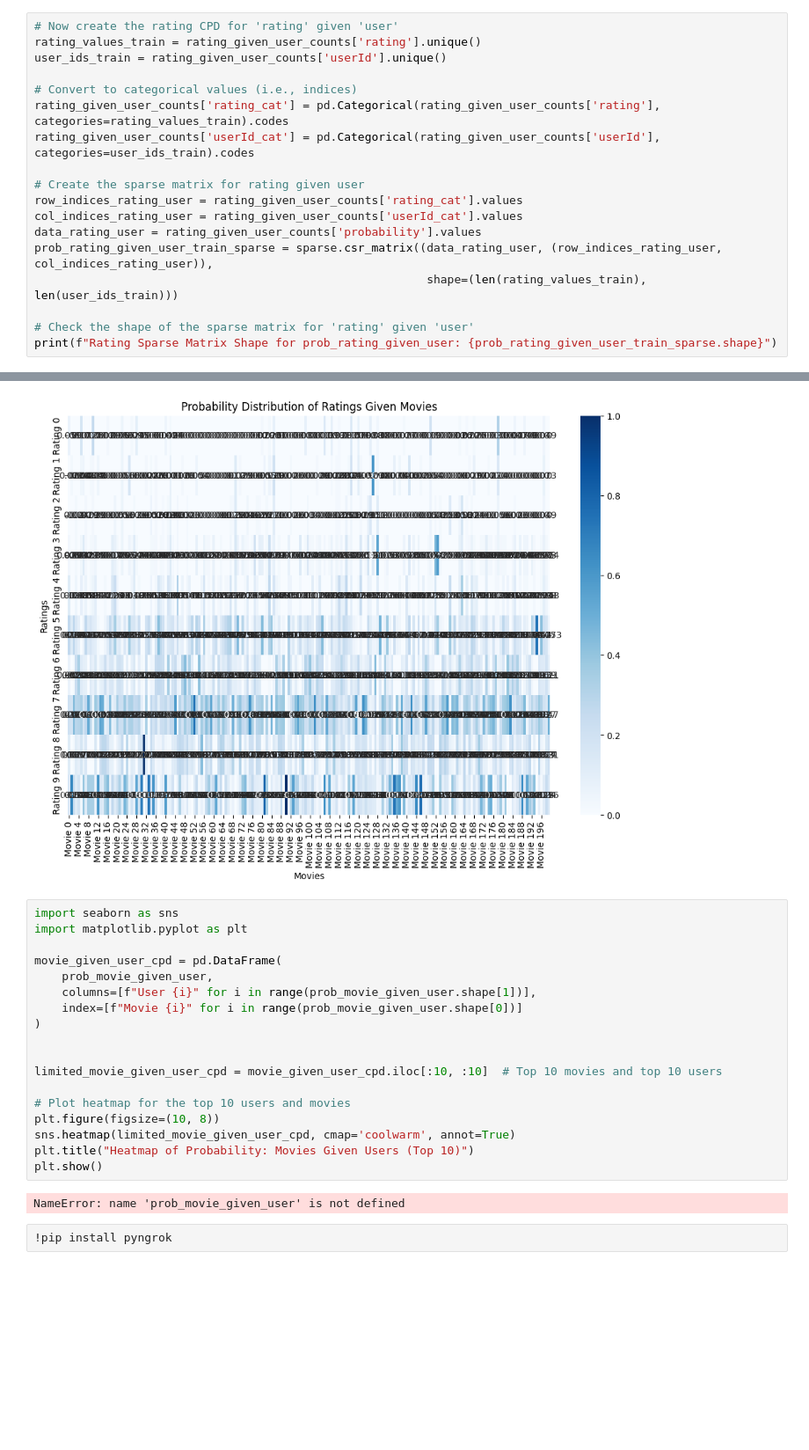
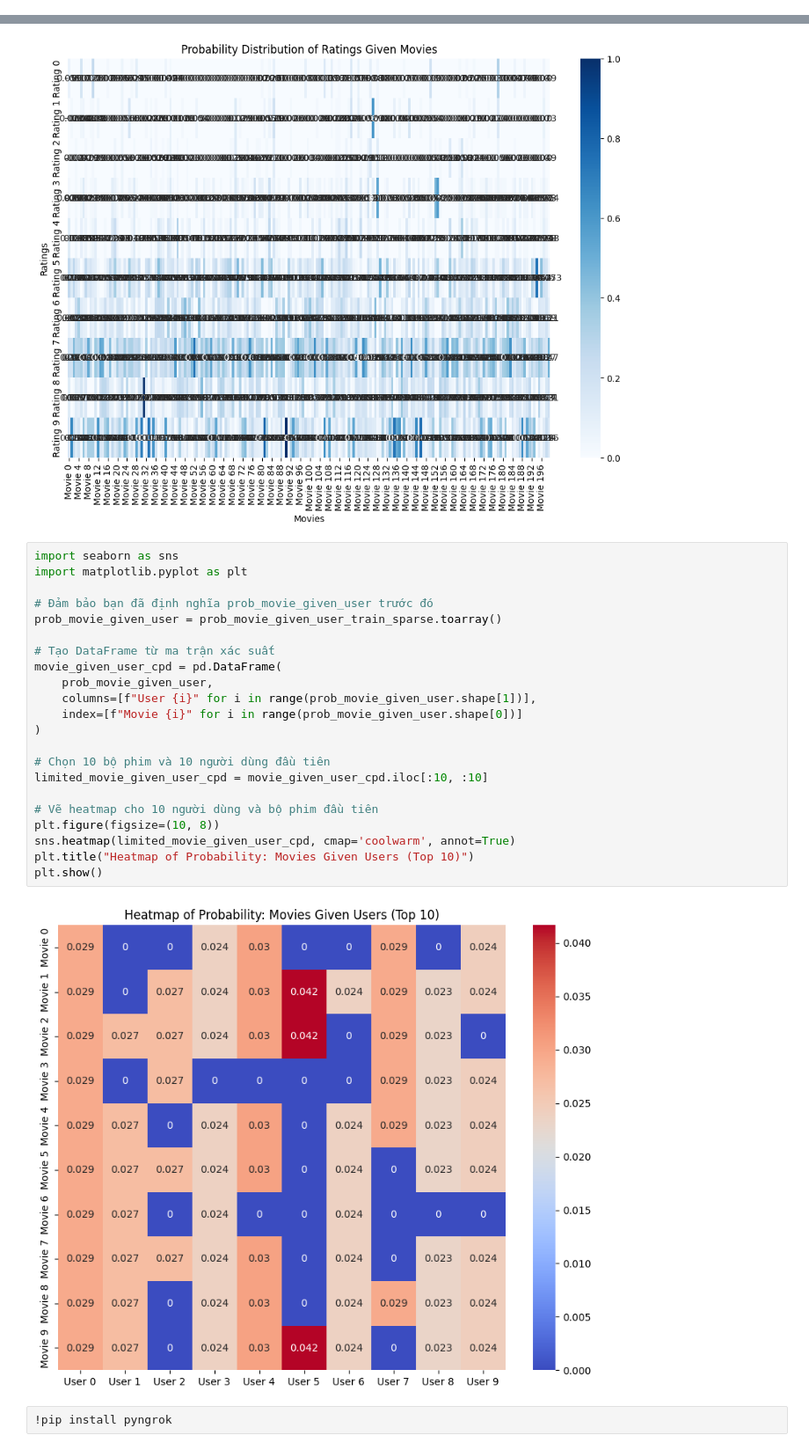
Before and after one commit to ngothuyyennhi/IS254_DecisionMakingSystem, a Jupyter notebook: new_variableEliminate.ipynb, the cells around one changed output, grey strips where cells are left out. Shown at 88% size. Saved outputs shown, nothing was run; the diff lists cells and outputs as text; blank space fills up the shorter version.

```diff
--- a/new_variableEliminate.ipynb
+++ b/new_variableEliminate.ipynb
@@ -179,21 +179,3 @@ Rating Given User Counts in Training Set (first 5 rows):
 2       0     2.5      4           34     0.117647
 3       0     3.0      9           34     0.264706
 4       0     3.5      2           34     0.058824
-# %%
-# Now create the rating CPD for 'rating' given 'user'
-rating_values_train = rating_given_user_counts['rating'].unique()
-user_ids_train = rating_given_user_counts['userId'].unique()
-
-# Convert to categorical values (i.e., indices)
-rating_given_user_counts['rating_cat'] = pd.Categorical(rating_given_user_counts['rating'], categories=rating_values_train).codes
-rating_given_user_counts['userId_cat'] = pd.Categorical(rating_given_user_counts['userId'], categories=user_ids_train).codes
-
-# Create the sparse matrix for rating given user
-row_indices_rating_user = rating_given_user_counts['rating_cat'].values
-col_indices_rating_user = rating_given_user_counts['userId_cat'].values
-data_rating_user = rating_given_user_counts['probability'].values
-prob_rating_given_user_train_sparse = sparse.csr_matrix((data_rating_user, (row_indices_rating_user, col_indices_rating_user)),
-                                                         shape=(len(rating_values_train), len(user_ids_train)))
-
-# Check the shape of the sparse matrix for 'rating' given 'user'
-print(f"Rating Sparse Matrix Shape for prob_rating_given_user: {prob_rating_given_user_train_sparse.shape}")
@@ -374,23 +421,27 @@ plt.show()
 # %%
 import seaborn as sns
 import matplotlib.pyplot as plt
 
+# Đảm bảo bạn đã định nghĩa prob_movie_given_user trước đó
+prob_movie_given_user = prob_movie_given_user_train_sparse.toarray()
+
+# Tạo DataFrame từ ma trận xác suất
 movie_given_user_cpd = pd.DataFrame(
     prob_movie_given_user,
     columns=[f"User {i}" for i in range(prob_movie_given_user.shape[1])],
     index=[f"Movie {i}" for i in range(prob_movie_given_user.shape[0])]
 )
 
+# Chọn 10 bộ phim và 10 người dùng đầu tiên
+limited_movie_given_user_cpd = movie_given_user_cpd.iloc[:10, :10]
 
-limited_movie_given_user_cpd = movie_given_user_cpd.iloc[:10, :10]  # Top 10 movies and top 10 users
-
-# Plot heatmap for the top 10 users and movies
+# Vẽ heatmap cho 10 người dùng và bộ phim đầu tiên
 plt.figure(figsize=(10, 8))
 sns.heatmap(limited_movie_given_user_cpd, cmap='coolwarm', annot=True)
 plt.title("Heatmap of Probability: Movies Given Users (Top 10)")
 plt.show()
 # %% [output]
-NameError: name 'prob_movie_given_user' is not defined
+[figure, added]
 # %%
 !pip install pyngrok
 # %% [output]
```
Also changed, not shown: parts of 7 cells of this notebook.
